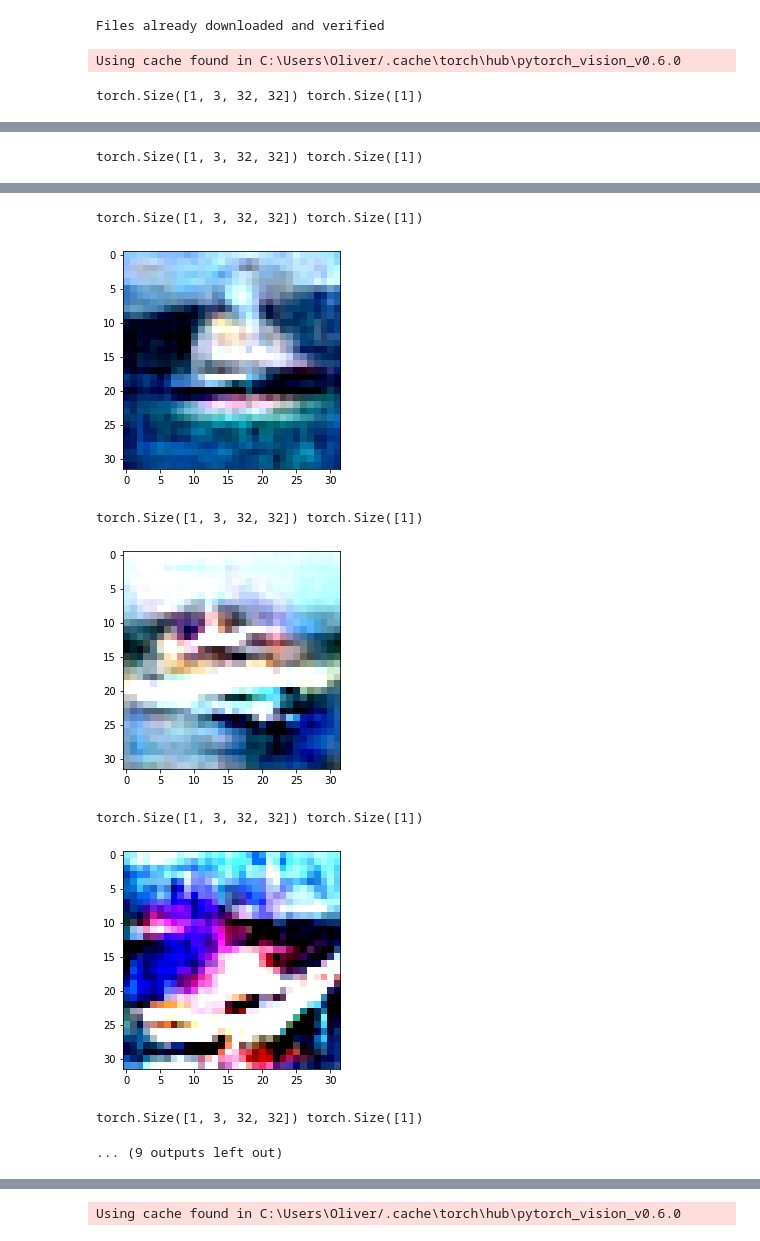
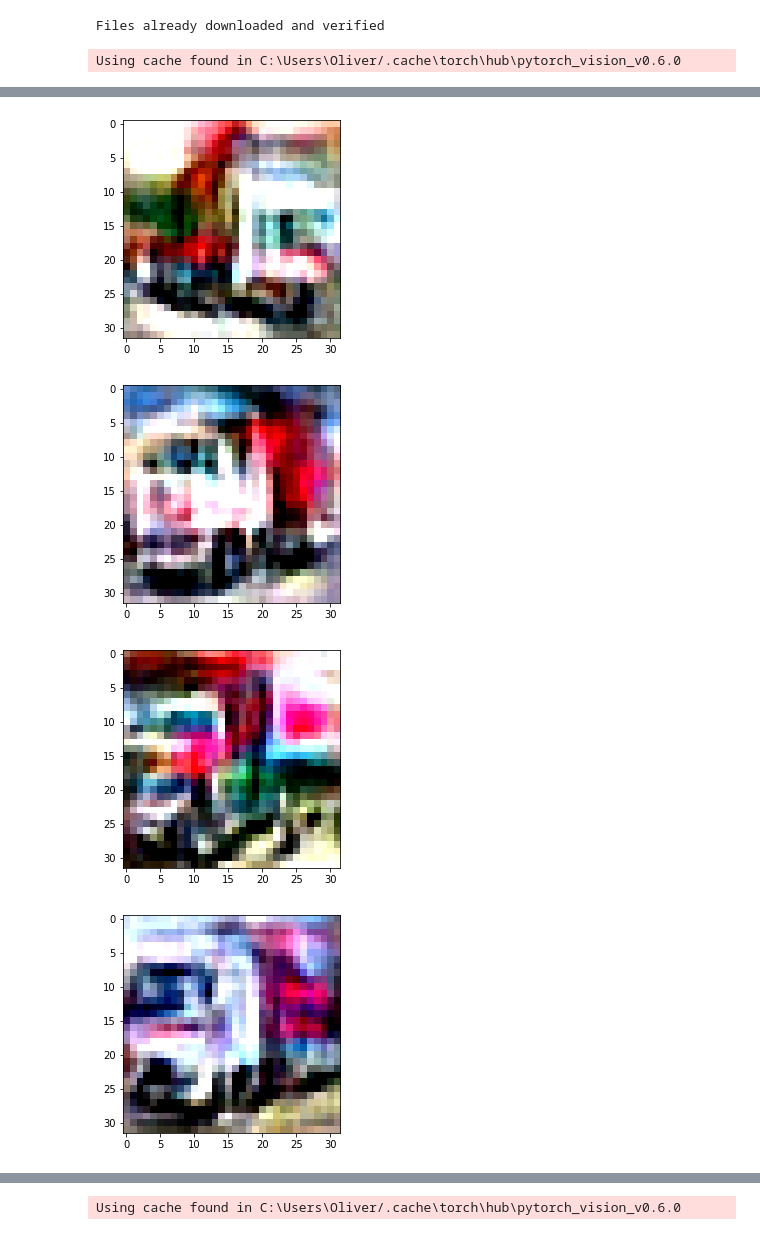
Before and after one commit to Blimeo/nmep-proj, a Jupyter notebook: main.ipynb, the cells around one changed output, grey strips where cells are left out. Saved outputs shown, nothing was run; the diff lists cells and outputs as text; code cells hidden in the pictures.

```diff
--- a/main.ipynb
+++ b/main.ipynb
@@ -100,11 +101,11 @@ horse
 import imageio
 from torchvision.utils import save_image
 model = ResNet('18').to(device)
-model.load_state_dict(torch.load('models/resnet18_l2eps=100/65'))
+model.load_state_dict(torch.load('models/resnet18_l2eps=70/65'))
 # model.load_state_dict(torch.load('model'))
 
 model.eval()
-image = torch.Tensor(imageio.imread('jupyter_testing/deer.png')).permute(2, 0, 1).to(device) / 255.
+image = torch.Tensor(imageio.imread('jupyter_testing/sketch3.png')).permute(2, 0, 1).to(device) / 255.
 # print(image.shape)
 plt.imshow(image.permute(1, 2, 0).cpu())
 plt.show()
@@ -198,15 +207,6 @@ images, labels = remove_dataloader(train_dataloader)
 # %% [output]
 Files already downloaded and verified
 # %%
-def remove_dataloader(dataloader):
-    base_images, base_labels = [], []
-    for batch in dataloader:
-        images, labels = batch[0], batch[1]
-        base_images.append(images)
-        base_labels.append(labels)
-
-    return torch.cat(base_images), torch.cat(base_labels)
-
 def include(labels, c):
     included = []
     for i in range(len(labels)):
@@ -236,7 +236,7 @@ invertTransform = transforms.Compose([
                                                      std = [ 1., 1., 1. ]),
                                ])
 
-im = generate_conditionals(10, 8, images, labels)
+im = generate_conditionals(10, 9, images, labels)
 # im = generate_from_prior(train_dataloader, 1)
 # print(im.shape)
 # %%
@@ -245,18 +245,17 @@ im = generate_conditionals(10, 8, images, labels)
 #     display_im(im[i].view(3,32,32))
 # %%
 model = ResNet('18').to(device)
-model.load_state_dict(torch.load('models/resnet18_l2eps=70/260'))
+model.load_state_dict(torch.load('models/resnet18_l2eps=70/50'))
 # model.load_state_dict(torch.load('model'))
 model.eval()
-c = 8
+c = 9
 # image = torch.Tensor(imageio.imread('output.png')).permute(2, 0, 1).to(device) / 255.
 for i in range(10):
     ima = invertTransform(im[i].view(3,32,32))
     eps = 10000
-    steps = 28
+    steps = 75
     adv = pgd_attack(ima.to(device), c, model, stepsize=2.5 * eps / steps, eps=eps, steps=steps, constraint='l_2').cpu()
     plt.imshow(adv.cpu().view(3, 32, 32).permute(1, 2, 0))
     plt.show()
 # %% [output]
 Using cache found in C:\Users\Oliver/.cache\torch\hub\pytorch_vision_v0.6.0
-torch.Size([1, 3, 32, 32]) torch.Size([1])
@@ -264 +262,0 @@ torch.Size([1, 3, 32, 32]) torch.Size([1])
-torch.Size([1, 3, 32, 32]) torch.Size([1])
@@ -266,8 +264,4 @@ torch.Size([1, 3, 32, 32]) torch.Size([1])
-torch.Size([1, 3, 32, 32]) torch.Size([1])
-[figure, old version]
+[figure, new version]
-torch.Size([1, 3, 32, 32]) torch.Size([1])
-[figure, old version]
+[figure, new version]
-torch.Size([1, 3, 32, 32]) torch.Size([1])
-[figure, old version]
+[figure, new version]
-torch.Size([1, 3, 32, 32]) torch.Size([1])
-... (9 outputs left out)
+[figure, added]
```
Also changed, not shown: parts of 4 cells of this notebook, 24 other files.
